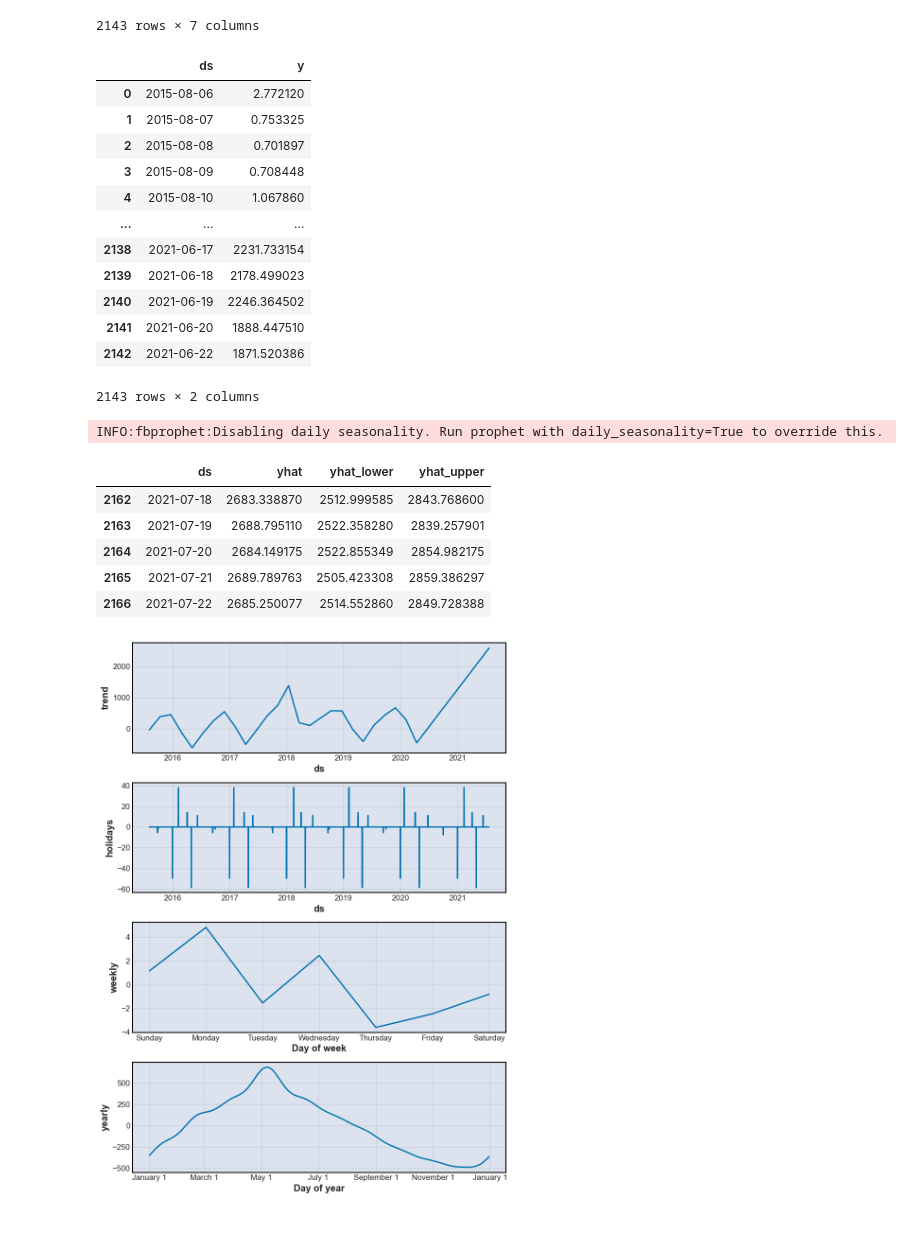
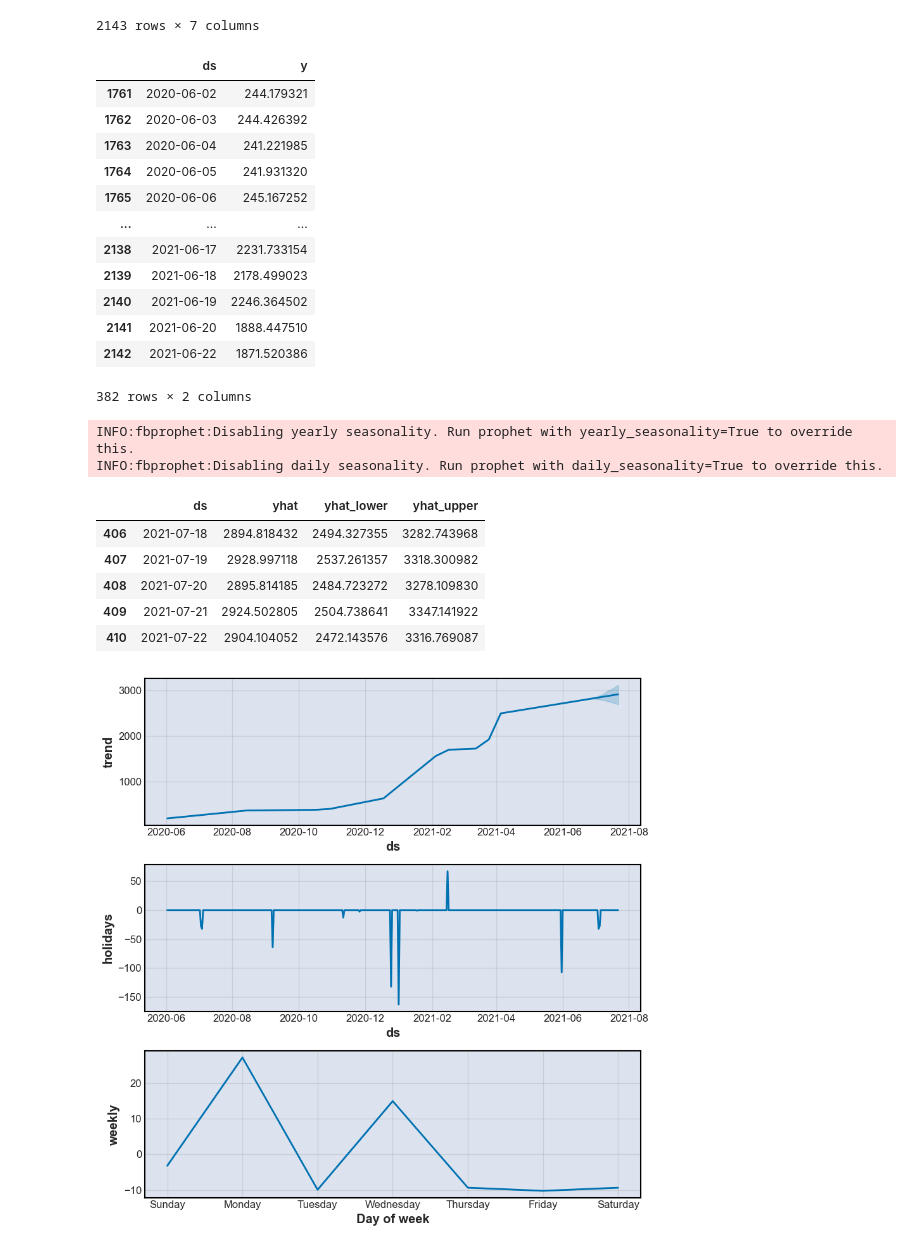
Before and after one commit to ArtTucker/crypto_prices_ML, a Jupyter notebook: preprocessing/by_coin/ethereum_notebook_from_Yahoo.ipynb, the cells around one changed output. Drawn from its saved outputs; the diff is of its cells as text; code cells hidden in the pictures.

```diff
--- a/preprocessing/by_coin/ethereum_notebook_from_Yahoo.ipynb
+++ b/preprocessing/by_coin/ethereum_notebook_from_Yahoo.ipynb
@@ -130,43 +130,44 @@ base_df
 # %%
 price_predict_df = base_df['Close'].copy(deep=False).reset_index()
 price_predict_df.columns = ["ds", "y"]
-#price_predict_df = price_predict_df[price_predict_df['ds']>'2020-6-1']
+price_predict_df = price_predict_df[price_predict_df['ds']>'2020-6-1']
 price_predict_df
 # %% [output]
 |  | ds | y |
-| 0 | 2015-08-06 | 2.772120 |
-| 1 | 2015-08-07 | 0.753325 |
-| 2 | 2015-08-08 | 0.701897 |
-| 3 | 2015-08-09 | 0.708448 |
-| 4 | 2015-08-10 | 1.067860 |
+| 1761 | 2020-06-02 | 244.179321 |
+| 1762 | 2020-06-03 | 244.426392 |
+| 1763 | 2020-06-04 | 241.221985 |
+| 1764 | 2020-06-05 | 241.931320 |
+| 1765 | 2020-06-06 | 245.167252 |
 | ... | ... | ... |
 | 2138 | 2021-06-17 | 2231.733154 |
 | 2139 | 2021-06-18 | 2178.499023 |
 | 2140 | 2021-06-19 | 2246.364502 |
 | 2141 | 2021-06-20 | 1888.447510 |
 | 2142 | 2021-06-22 | 1871.520386 |
-2143 rows × 2 columns
+382 rows × 2 columns
 # %%
 m = Prophet(changepoint_prior_scale=.7)
-#m.add_country_holidays(country_name='US')
-m.add_country_holidays(country_name='CN')
+m.add_country_holidays(country_name='US')
+#m.add_country_holidays(country_name='CN')
 m.fit(price_predict_df);
 m.train_holiday_names
 
 future = m.make_future_dataframe(periods=30)
 
 forecast = m.predict(future)
 fig = m.plot_components(forecast)
 forecast[['ds', 'yhat', 'yhat_lower', 'yhat_upper']].tail()
 # %% [output]
+INFO:fbprophet:Disabling yearly seasonality. Run prophet with yearly_seasonality=True to override this.
 INFO:fbprophet:Disabling daily seasonality. Run prophet with daily_seasonality=True to override this.
 |  | ds | yhat | yhat_lower | yhat_upper |
-| 2162 | 2021-07-18 | 2683.338870 | 2512.999585 | 2843.768600 |
-| 2163 | 2021-07-19 | 2688.795110 | 2522.358280 | 2839.257901 |
-| 2164 | 2021-07-20 | 2684.149175 | 2522.855349 | 2854.982175 |
-| 2165 | 2021-07-21 | 2689.789763 | 2505.423308 | 2859.386297 |
-| 2166 | 2021-07-22 | 2685.250077 | 2514.552860 | 2849.728388 |
+| 406 | 2021-07-18 | 2894.818432 | 2494.327355 | 3282.743968 |
+| 407 | 2021-07-19 | 2928.997118 | 2537.261357 | 3318.300982 |
+| 408 | 2021-07-20 | 2895.814185 | 2484.723272 | 3278.109830 |
+| 409 | 2021-07-21 | 2924.502805 | 2504.738641 | 3347.141922 |
+| 410 | 2021-07-22 | 2904.104052 | 2472.143576 | 3316.769087 |
-[figure, old version]
+[figure, new version]
 # %%
 m.plot(forecast)
 # %% [output]
```
Also changed, not shown: parts of 2 cells of this notebook.
